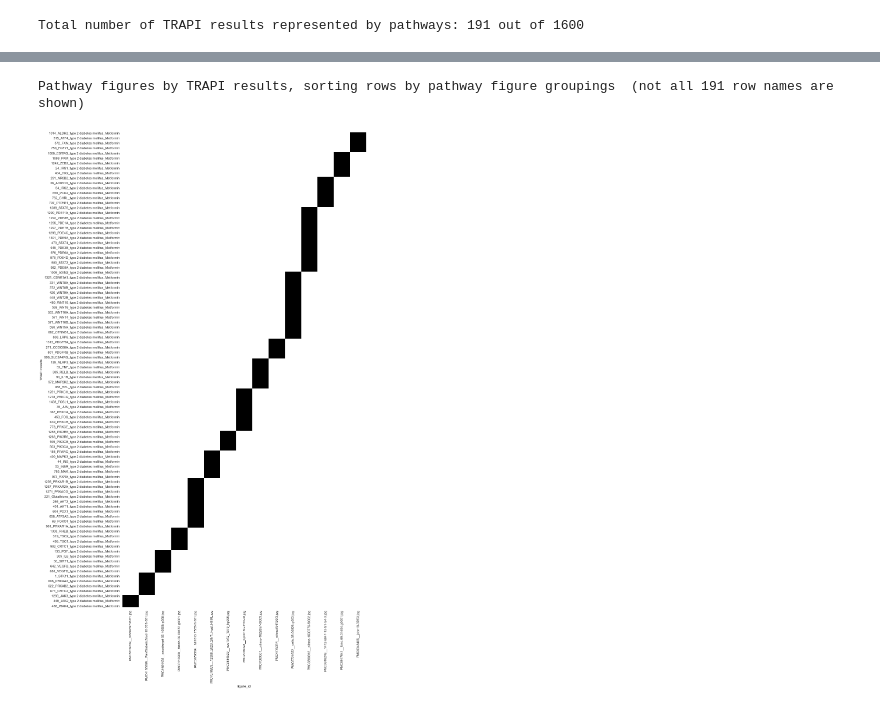
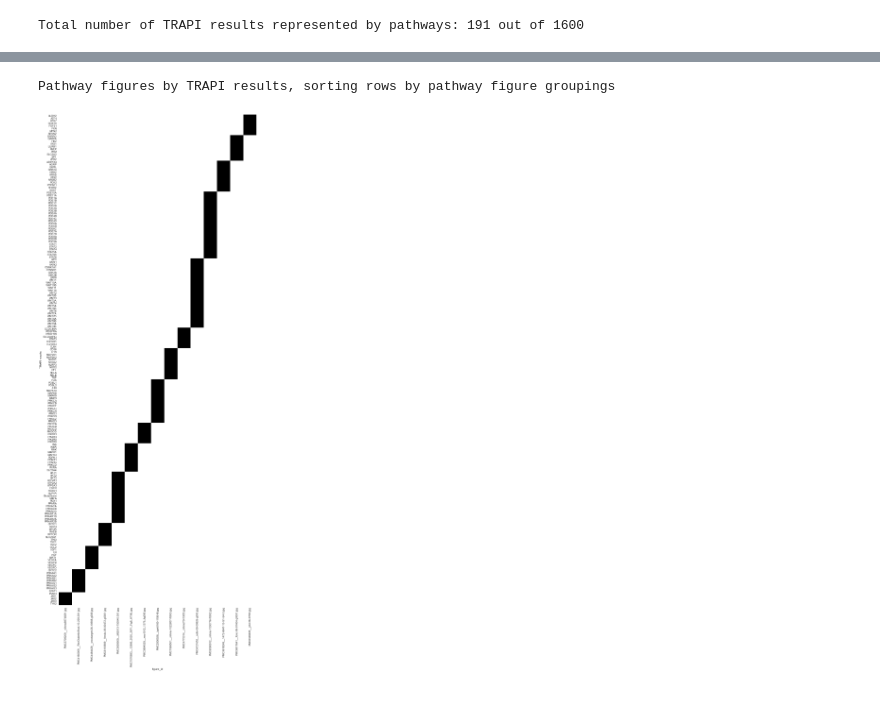
Before and after one commit to wikipathways/BioThings_Explorer_PFOCR_clustering, a Jupyter notebook: PET_notebook_v1.ipynb, the cells around one changed output, grey strips where cells are left out. Drawn from its saved outputs; the diff is of its cells as text; code cells hidden in the pictures.

Commit message:
using gene symbols; inc plot resolution and vert; removed last plot

```diff
--- a/PET_notebook_v1.ipynb
+++ b/PET_notebook_v1.ipynb
@@ -576,7 +576,7 @@ A binary heatmap: rows are TRAPI result names sorted by original result number (
 pathway_figure_df_tall = pathway_figure_df[["figure_id","trapi_result_set"]].explode("trapi_result_set")
 rep_trapi_result_count = len(pathway_figure_df_tall['trapi_result_set'].unique())
 pathway_figure_df_tall = pathway_figure_df_tall.rename(columns={"trapi_result_set": "TRAPI results"})
-pathway_figure_df_tall
+pathway_figure_df_tall['TRAPI results'] = pathway_figure_df_tall['TRAPI results'].str.split('_').str[1]
 pathway_figure_df_tall["value"]=1
 df=pd.pivot_table(pathway_figure_df_tall, values="value", index=["TRAPI results"], columns="figure_id", fill_value=0)
 df=df[pathway_figure_df['figure_id']]
@@ -587,16 +595,13 @@ Total number of TRAPI results represented by pathways: 191 out of 1600
 # %%
 plt_w = len(pathway_figure_df.index)
-plt_h = min(rep_trapi_result_count,plt_w*2)
+plt_h = rep_trapi_result_count * 0.2 #min(rep_trapi_result_count,plt_w*2)
 plt.figure(figsize = (plt_w,plt_h))
 sns.set()
-sns.heatmap(df, cmap=plt.get_cmap('binary'), cbar=False) # yticklabels=True
-if(plt_h ==rep_trapi_result_count):
-    print('Pathway figures by TRAPI results, sorting rows by pathway figure groupings')
-else:
-    print('Pathway figures by TRAPI results, sorting rows by pathway figure groupings  (not all',rep_trapi_result_count,'row names are shown)')
+sns.heatmap(df, cmap=plt.get_cmap('binary'), cbar=False, yticklabels=True)
+print('Pathway figures by TRAPI results, sorting rows by pathway figure groupings')
 plt.show()
 # %% [output]
-Pathway figures by TRAPI results, sorting rows by pathway figure groupings  (not all 191 row names are shown)
+Pathway figures by TRAPI results, sorting rows by pathway figure groupings
-[figure, old version]
+[figure, new version]
 # %%
 #as heatmap, sorting rows by original TRAPI result order
```
Also changed, not shown: parts of 7 cells of this notebook.
